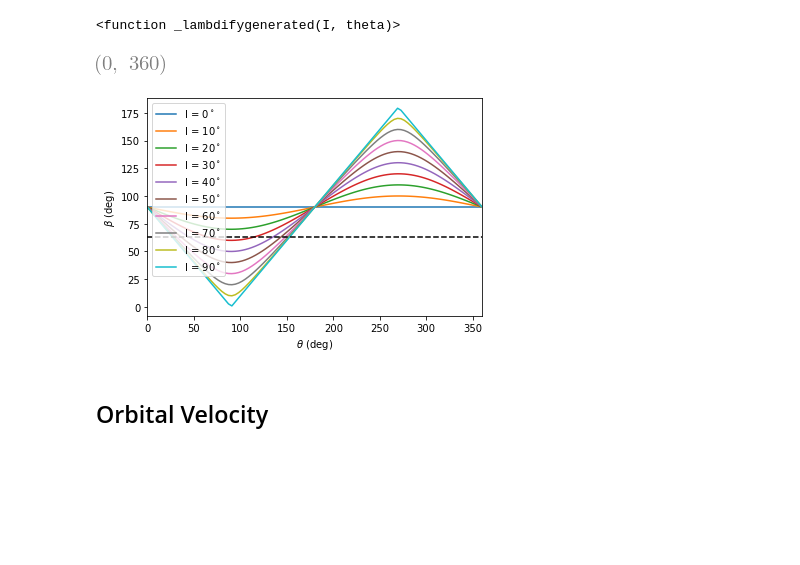
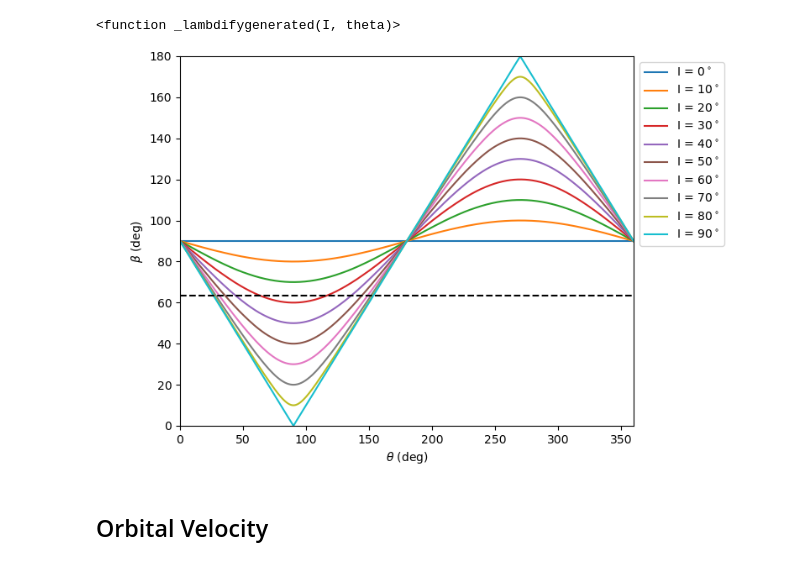
Before and after one commit to dsavransky/MAE6720, a Jupyter notebook: Notebooks/Orbits in 3D.ipynb, the cells around one changed output. Saved outputs shown, nothing was run; the diff lists cells and outputs as text; code cells hidden in the pictures; blank space fills up the shorter version.

```diff
--- a/Notebooks/Orbits in 3D.ipynb
+++ b/Notebooks/Orbits in 3D.ipynb
@@ -84,5 +87,5 @@ beta
 # %%
-thval = np.linspace(0,2*np.pi, 100)
+thval = np.linspace(0,2*np.pi, 1000)
 # %%
 betaf = lambdify((I,th),beta)
 betaf
@@ -93,17 +94,20 @@ import matplotlib.pyplot as plt
 # %%
-plt.figure()
+%matplotlib widget
+import matplotlib.pyplot as plt
+plt.figure(figsize=(8,5))
 plt.clf()
 for j in range(0,100,10):
     plt.plot(thval*180/np.pi,betaf(j*np.pi/180.0,thval)*180/np.pi,label='I = %d$^\circ$'%j)
 plt.plot([0,360],[63.3, 63.3],'k--')
-plt.legend()
+plt.legend(bbox_to_anchor=[1,1])
 plt.xlabel('$\\theta$ (deg)')
 plt.ylabel('$\\beta$ (deg)')
 plt.xlim([0,360])
-#plt.savefig('beta_plot1.png')
+plt.ylim([0,180])
+plt.subplots_adjust(right=0.8, top=0.99)
+#plt.savefig('beta_plot.png',dpi=300)
 # %% [output]
-[figure, old version]
+[figure, new version]
-[figure, removed]
 # %% [markdown]
 ## Orbital Velocity
 # %%
```
Also changed, not shown: parts of 31 cells of this notebook.
